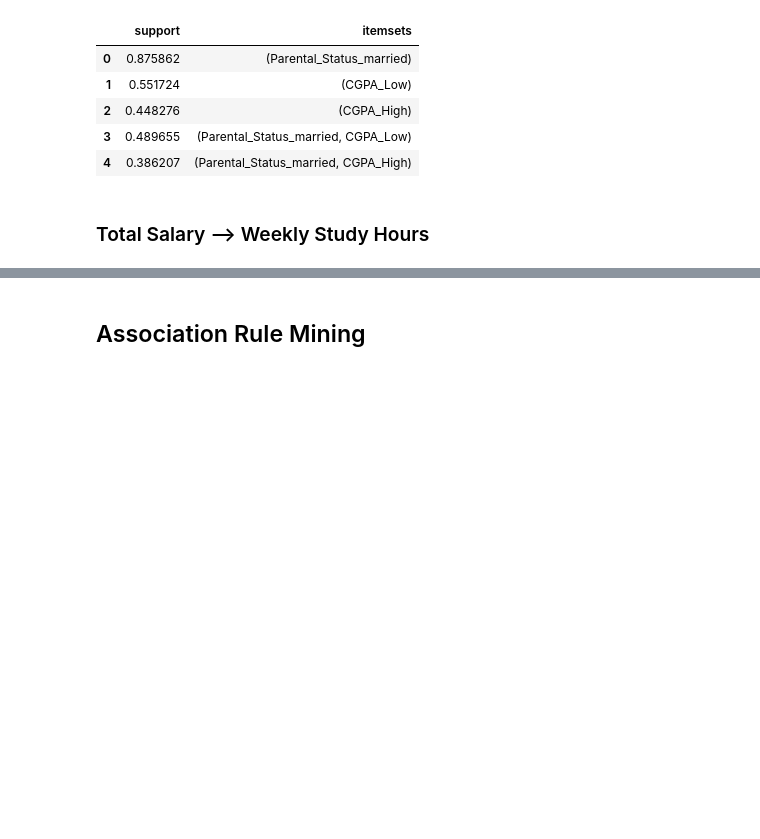
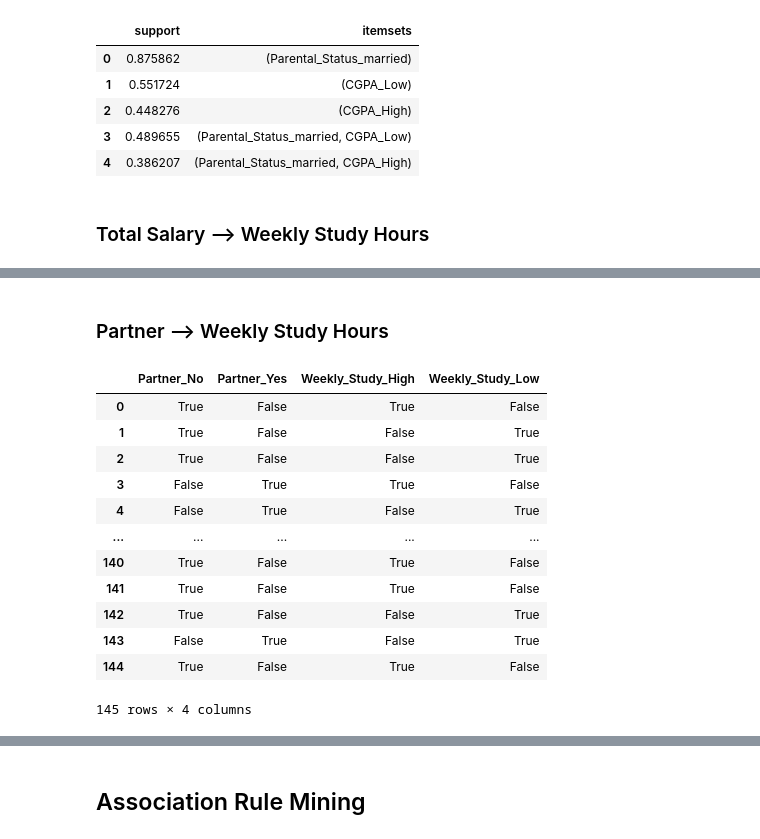
Before and after one commit to waiee/Higher-Education-Students-Performance-Evaluation---Association-Rule-Mining, a Jupyter notebook: test.ipynb, the cells around one changed output, grey strips where cells are left out. Drawn from its saved outputs; the diff is of its cells as text; code cells hidden in the pictures; blank space fills up the shorter version.

```diff
--- a/test.ipynb
+++ b/test.ipynb
@@ -487,0 +490,22 @@ display(fp_fpgrowth)
+# %% [markdown]
+### Partner --> Weekly Study Hours
+# %%
+#Total_Salary --> Weekly Study Hours
+col = ['Partner','Weekly_Study']
+newfinal_df = final_df[col].copy()
+newfinaldf_encode = pd.get_dummies(newfinal_df, columns=col)
+display(newfinaldf_encode)
+# %% [output]
+|  | Partner_No | Partner_Yes | Weekly_Study_High | Weekly_Study_Low |
+| 0 | True | False | True | False |
+| 1 | True | False | False | True |
+| 2 | True | False | False | True |
+| 3 | False | True | True | False |
+| 4 | False | True | False | True |
+| ... | ... | ... | ... | ... |
+| 140 | True | False | True | False |
+| 141 | True | False | True | False |
+| 142 | True | False | False | True |
+| 143 | False | True | False | True |
+| 144 | True | False | True | False |
+145 rows × 4 columns
```
Also changed, not shown: parts of 7 cells of this notebook.
